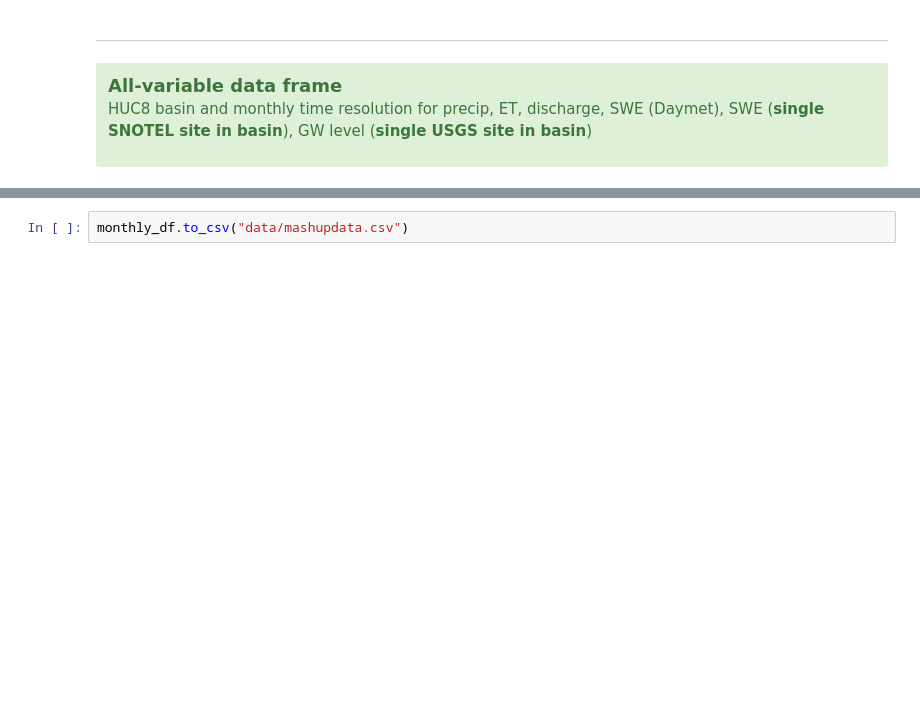
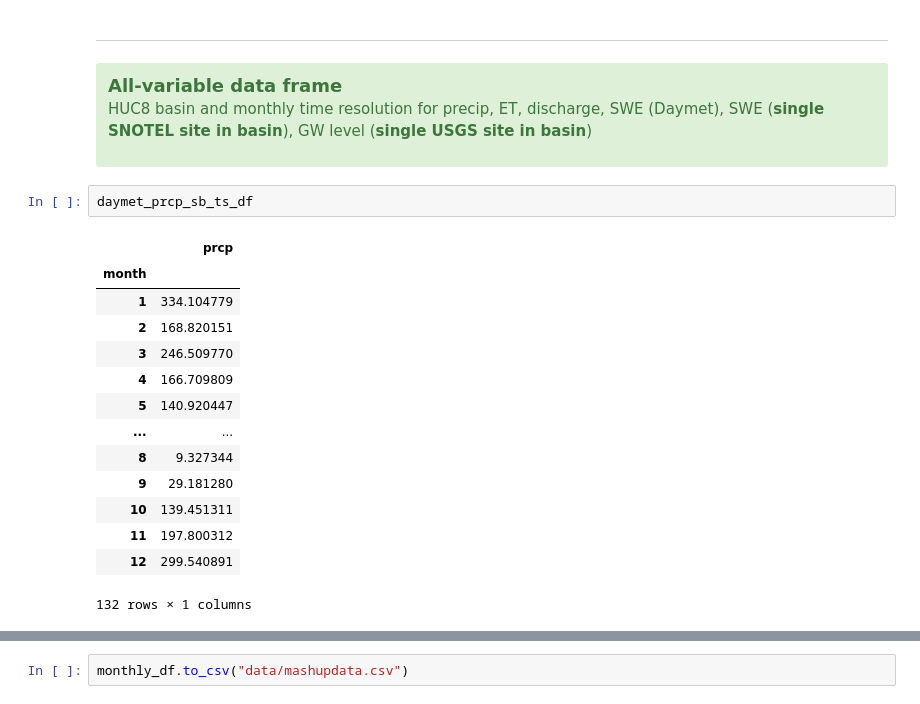
Before and after one commit to waterhackweek/whw2020_snowgw, a Jupyter notebook: mashup_spatial_snowGW.ipynb, the cells around one changed output, grey strips where cells are left out. Drawn from its saved outputs; the diff is of its cells as text; blank space fills up the shorter version.

```diff
--- a/mashup_spatial_snowGW.ipynb
+++ b/mashup_spatial_snowGW.ipynb
@@ -602,6 +881,23 @@ add in well level, snotel, discharge
 <b style="font-size:120%">All-variable data frame </b></br>
 
 HUC8 basin and monthly time resolution for precip, ET, discharge, SWE (Daymet), SWE (**single SNOTEL site in basin**), GW level (**single USGS site in basin**)
+# %%
+daymet_prcp_sb_ts_df
+# %% [output]
+|  | prcp |
+| month |  |
+| 1 | 334.104779 |
+| 2 | 168.820151 |
+| 3 | 246.509770 |
+| 4 | 166.709809 |
+| 5 | 140.920447 |
+| ... | ... |
+| 8 | 9.327344 |
+| 9 | 29.181280 |
+| 10 | 139.451311 |
+| 11 | 197.800312 |
+| 12 | 299.540891 |
+132 rows × 1 columns
 # %%
 monthly_df = pd.concat([daymet_prcp_sb_ts_df, ssebop_et_sb_ts_df, nwis_q_ts_df, daymet_swe_sb_ts_df, stn_swe_ts_df, sb_gw_ts_df],
                               axis='columns')
```
Also changed, not shown: parts of 43 cells of this notebook.
